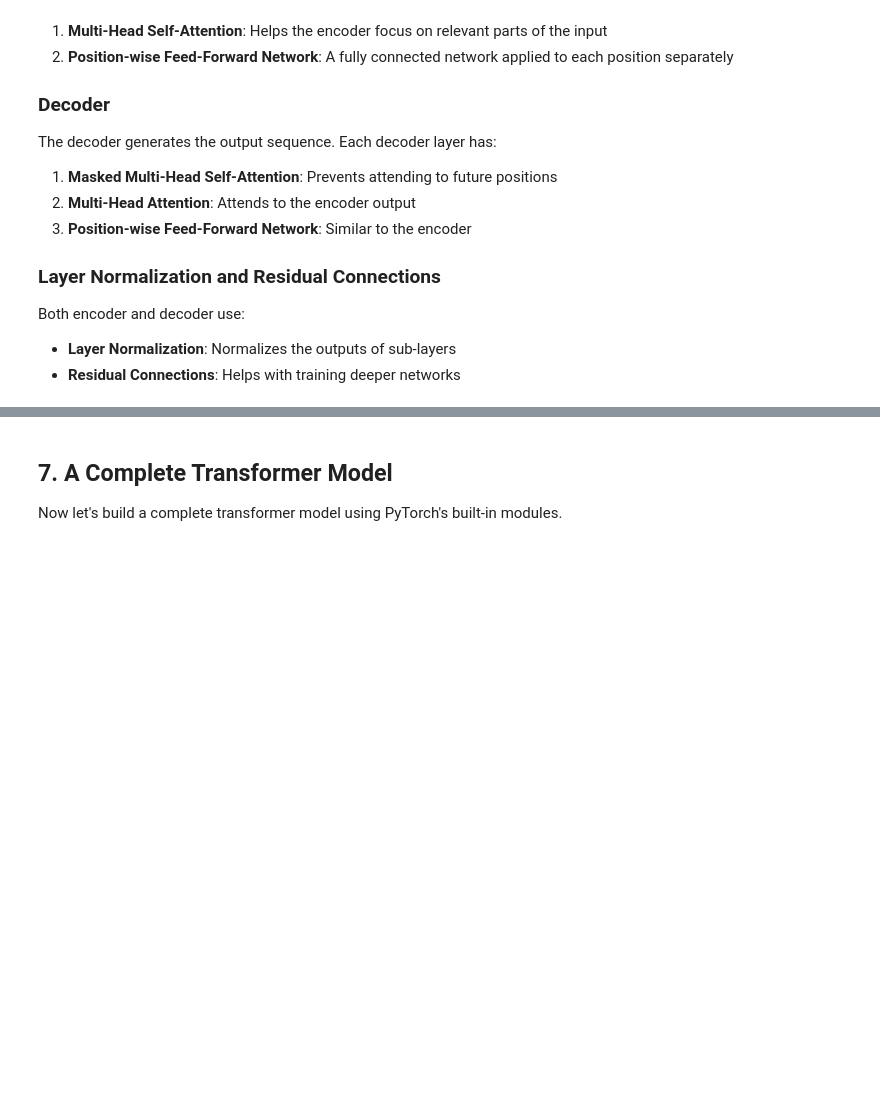
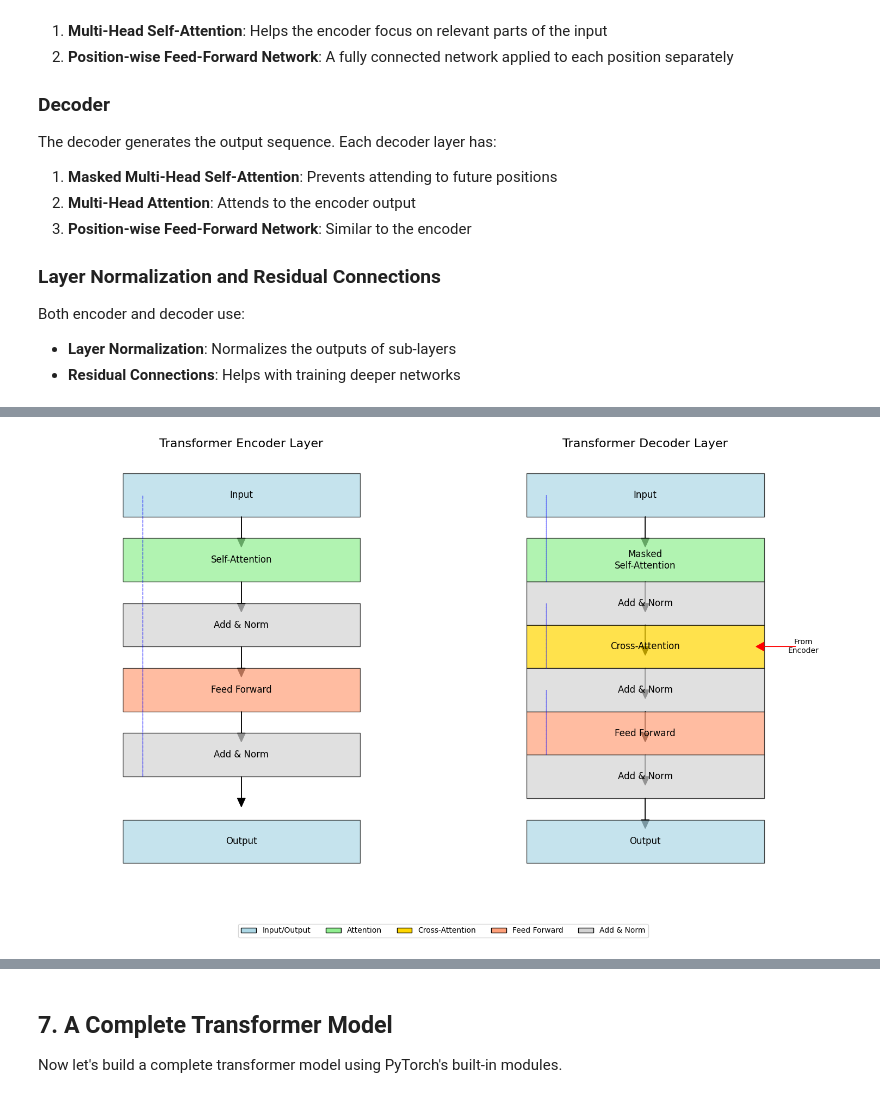
Before and after one commit to imadbenmadi/Deep-learning-Algorithms, a Jupyter notebook: simple_transformer.ipynb, the cells around one changed output, grey strips where cells are left out. Drawn from its saved outputs; the diff is of its cells as text; code cells hidden in the pictures; blank space fills up the shorter version.

```diff
--- a/simple_transformer.ipynb
+++ b/simple_transformer.ipynb
@@ -483,0 +550,98 @@ print("\nTransformer Decoder Layer:", SimpleTransformerDecoderLayer(512, 8))
+# %%
+import matplotlib.pyplot as plt
+import matplotlib.patches as patches
+import numpy as np
+
+def plot_transformer_components():
+    # Create figure and axes
+    fig, (ax1, ax2) = plt.subplots(1, 2, figsize=(15, 10))
+
+    # Set titles
+    ax1.set_title('Transformer Encoder Layer', fontsize=16)
+    ax2.set_title('Transformer Decoder Layer', fontsize=16)
+
+    # Set axis limits
+    ax1.set_xlim(0, 10)
+    ax1.set_ylim(0, 10)
+    ax2.set_xlim(0, 10)
+    ax2.set_ylim(0, 10)
+
+    # Remove axes
+    ax1.axis('off')
+    ax2.axis('off')
+
+    # Draw encoder components
+    components_encoder = [
+        {"name": "Input", "y": 9, "color": "lightblue"},
+        {"name": "Self-Attention", "y": 7.5, "color": "lightgreen"},
+        {"name": "Add & Norm", "y": 6, "color": "lightgrey"},
+        {"name": "Feed Forward", "y": 4.5, "color": "lightsalmon"},
+        {"name": "Add & Norm", "y": 3, "color": "lightgrey"},
+        {"name": "Output", "y": 1, "color": "lightblue"}
+    ]
+
+    # Draw decoder components
+    components_decoder = [
+        {"name": "Input", "y": 9, "color": "lightblue"},
+        {"name": "Masked\nSelf-Attention", "y": 7.5, "color": "lightgreen"},
+        {"name": "Add & Norm", "y": 6.5, "color": "lightgrey"},
+        {"name": "Cross-Attention", "y": 5.5, "color": "gold"},
+        {"name": "Add & Norm", "y": 4.5, "color": "lightgrey"},
+        {"name": "Feed Forward", "y": 3.5, "color": "lightsalmon"},
+        {"name": "Add & Norm", "y": 2.5, "color": "lightgrey"},
+        {"name": "Output", "y": 1, "color": "lightblue"}
+    ]
+
+    # Draw components for encoder
+    for comp in components_encoder:
+        rect = patches.Rectangle((2, comp["y"]-0.5), 6, 1, linewidth=1,
+                                edgecolor='black', facecolor=comp["color"], alpha=0.7)
+        ax1.add_patch(rect)
+        ax1.text(5, comp["y"], comp["name"], ha='center', va='center', fontsize=12)
+
+        # Add arrows between components (except for the last component)
+        if comp["name"] != "Output":
+            ax1.arrow(5, comp["y"]-0.5, 0, -0.5, head_width=0.2, head_length=0.2, fc='black', ec='black')
+
+    # Add residual connections for encoder
+    ax1.arrow(2.5, 9, 0, -3.5, head_width=0.0, head_length=0, fc='blue', ec='blue', linestyle='--', alpha=0.5)
+    ax1.arrow(2.5, 5.5, 0, -3, head_width=0.0, head_length=0, fc='blue', ec='blue', linestyle='--', alpha=0.5)
+
+    # Draw components for decoder
+    for comp in components_decoder:
+        rect = patches.Rectangle((2, comp["y"]-0.5), 6, 1, linewidth=1,
+                               edgecolor='black', facecolor=comp["color"], alpha=0.7)
+        ax2.add_patch(rect)
+        ax2.text(5, comp["y"], comp["name"], ha='center', va='center', fontsize=12)
+
+        # Add arrows between components (except for the last component)
+        if comp != components_decoder[-1]:
+            ax2.arrow(5, comp["y"]-0.5, 0, -0.5, head_width=0.2, head_length=0.2, fc='black', ec='black')
+
+    # Add residual connections for decoder
+    ax2.arrow(2.5, 9, 0, -2, head_width=0.0, head_length=0, fc='blue', ec='blue', linestyle='--', alpha=0.5)
+    ax2.arrow(2.5, 6.5, 0, -1.5, head_width=0.0, head_length=0, fc='blue', ec='blue', linestyle='--', alpha=0.5)
+    ax2.arrow(2.5, 4.5, 0, -1.5, head_width=0.0, head_length=0, fc='blue', ec='blue', linestyle='--', alpha=0.5)
+
+    # Add encoder connection to decoder
+    ax2.text(9, 5.5, "From\nEncoder", ha='center', va='center', fontsize=10)
+    ax2.arrow(8.8, 5.5, -0.8, 0, head_width=0.2, head_length=0.2, fc='red', ec='red')
+
+    # Add legend
+    legend_elements = [
+        patches.Patch(facecolor='lightblue', edgecolor='black', label='Input/Output'),
+        patches.Patch(facecolor='lightgreen', edgecolor='black', label='Attention'),
+        patches.Patch(facecolor='gold', edgecolor='black', label='Cross-Attention'),
+        patches.Patch(facecolor='lightsalmon', edgecolor='black', label='Feed Forward'),
+        patches.Patch(facecolor='lightgrey', edgecolor='black', label='Add & Norm')
+    ]
+
+    fig.legend(handles=legend_elements, loc='upper center', ncol=5, bbox_to_anchor=(0.5, 0.05))
+
+    plt.tight_layout(rect=[0, 0.1, 1, 0.95])
+    plt.show()
+
+# Call the function to generate the plot
+plot_transformer_components()
+# %% [output]
+[figure, added]
```
Also changed, not shown: parts of 14 cells of this notebook.
